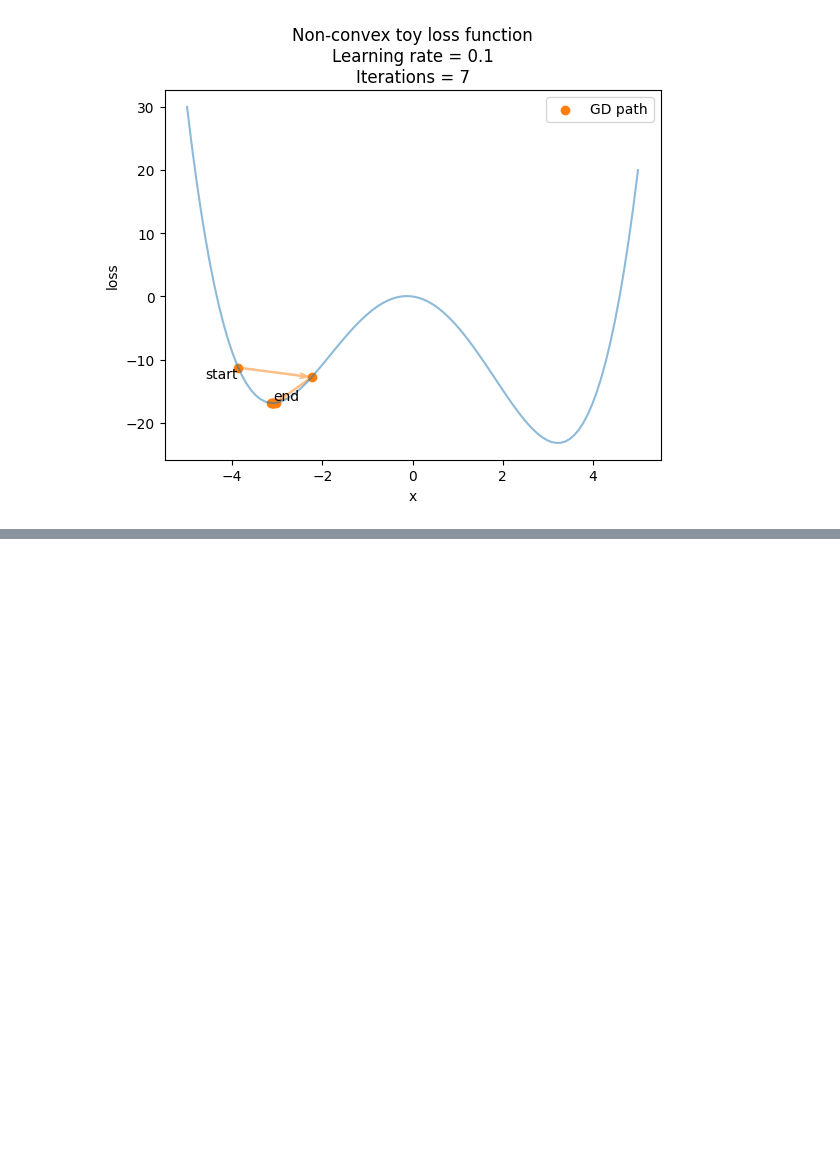
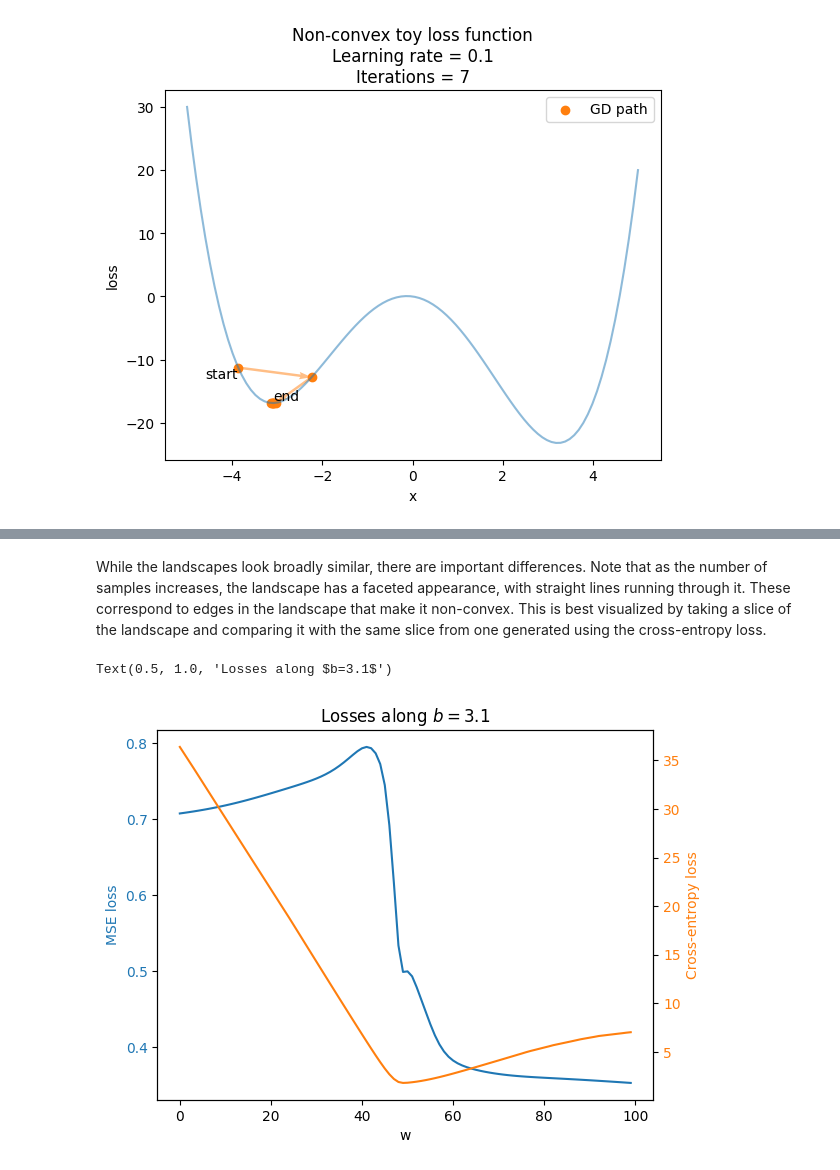
Before and after one commit to dbheadley/DecodingTheBrain, a Jupyter notebook: Week4/notes.ipynb, the cells around one changed output, grey strips where cells are left out. Cells and saved outputs as stored; diff of their text form; code cells hidden in the pictures; blank space fills up the shorter version.

```diff
--- a/Week4/notes.ipynb
+++ b/Week4/notes.ipynb
@@ -725,10 +498,0 @@ GRADIENT DESCENT
-# %%
-x = np.linspace(0, 5, 100)
-
-plt.plot(x, np.log(x), label='log(x)')
-plt.xlabel('x')
-plt.ylabel('$\log(x)$')
-plt.title('Logarithmic function')
-plt.grid()
-plt.axvspan(0, 1, facecolor='lightblue', alpha=0.5)
-plt.legend()
@@ -762,0 +591,18 @@ plt.show()
+# %% [markdown]
+While the landscapes look broadly similar, there are important differences. Note that as the number of samples increases, the landscape has a faceted appearance, with straight lines running through it. These correspond to edges in the landscape that make it non-convex. This is best visualized by taking a slice of the landscape and comparing it with the same slice from one generated using the cross-entropy loss.
+# %%
+fig, ax = plt.subplots()
+ax.plot(loss_mse[:,60])
+ax_ce = ax.twinx()
+ax_ce.plot(loss_ce[:,60], color='tab:orange')
+ax.set_xlabel('w')
+ax.set_ylabel('MSE loss', color='tab:blue')
+ax.tick_params(axis='y', labelcolor='tab:blue')
+
+ax_ce.tick_params(axis='y', labelcolor='tab:orange')
+
+ax_ce.set_ylabel('Cross-entropy loss', color='tab:orange')
+ax.set_title('Losses along $b=3.1$')
+# %% [output]
+Text(0.5, 1.0, 'Losses along $b=3.1$')
+[figure, added]
```
Also changed, not shown: parts of 40 cells of this notebook.
